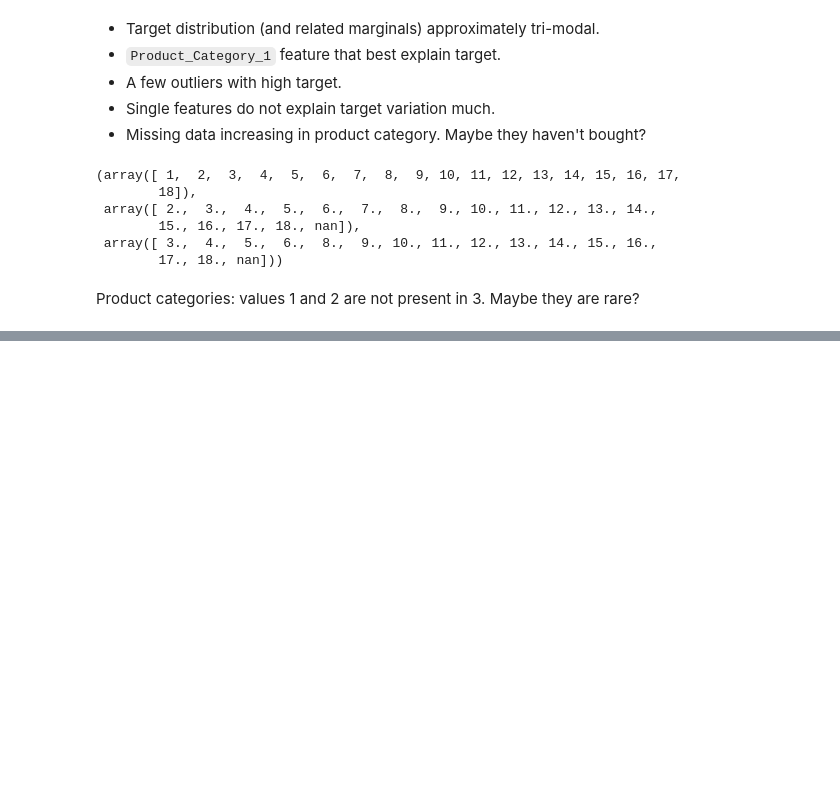
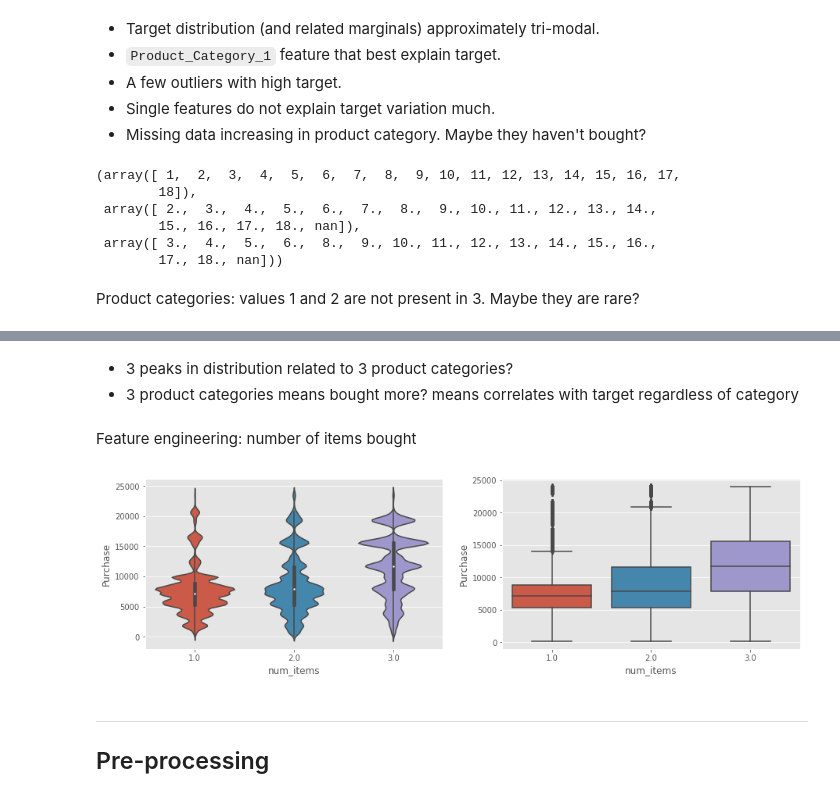
Before and after one commit to Llewlyn/Datasets-analysis, a Jupyter notebook: black_friday/black_friday.ipynb, the cells around one changed output, grey strips where cells are left out. Saved outputs shown, nothing was run; the diff lists cells and outputs as text; code cells hidden in the pictures; blank space fills up the shorter version.

```diff
--- a/black_friday/1.exploratory.ipynb
+++ b/black_friday/black_friday.ipynb
@@ -158,0 +158,20 @@ ax.set_xticks(range(18));
+# %% [markdown]
+- 3 peaks in distribution related to 3 product categories?
+- 3 product categories means bought more? means correlates with target regardless of category
+# %% [markdown]
+Feature engineering: number of items bought
+# %%
+df['prod_cat_2'] = ~df.Product_Category_2.isna()
+df['prod_cat_3'] = ~df.Product_Category_3.isna()
+assert len(df[(~ df.prod_cat_2) & (df.prod_cat_3)]) == 0  # no prod-cat_3 w/o prod_cat_2
+df.loc[~df.prod_cat_2 & ~df.prod_cat_3, 'num_items'] = 1
+df.loc[df.prod_cat_2 & ~df.prod_cat_3, 'num_items'] = 2
+df.loc[df.prod_cat_2 & df.prod_cat_3, 'num_items'] = 3
+fig, axs = plt.subplots(ncols=2, figsize=(15, 4))
+sns.violinplot(data=df, x='num_items', y='Purchase', ax=axs[0]);
+sns.boxplot(data=df, x='num_items', y='Purchase', ax=axs[1]);
+# %% [output]
+[figure, added]
+# %% [markdown]
+****
+## Pre-processing
```
Also changed, not shown: parts of 9 cells of this notebook.
